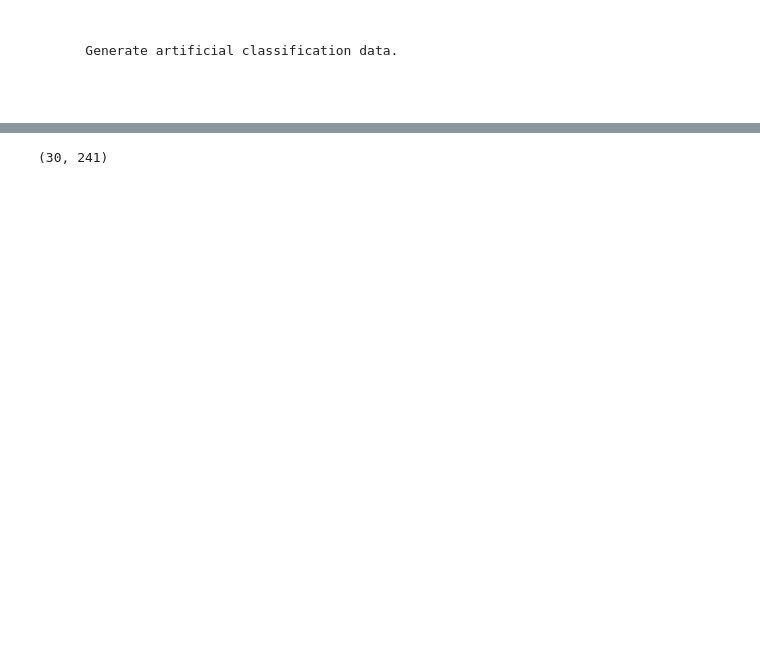
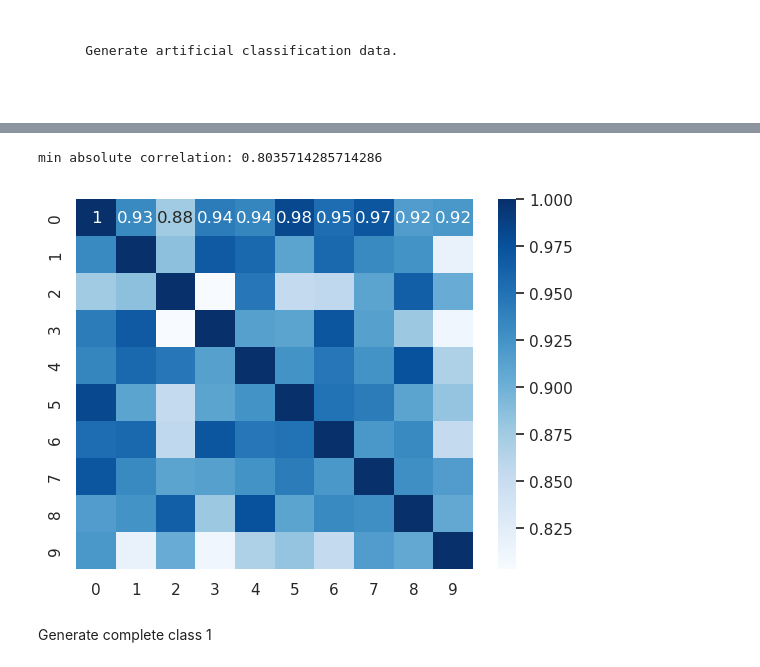
Before and after one commit to sigrun-may/artificial-data-generator, a Jupyter notebook: artificial_data_generator/artificial_data_generator.ipynb, the cells around one changed output, grey strips where cells are left out. Drawn from its saved outputs; the diff is of its cells as text; code cells hidden in the pictures; blank space fills up the shorter version.

```diff
--- a/artificial_data_generator/artificial_data_generator.ipynb
+++ b/artificial_data_generator/artificial_data_generator.ipynb
@@ -98,6 +38,11 @@ generation of correlated cluster finished
 # %%
-number_of_features_cluster_2 = 10
-cluster2 = generate_correlated_cluster(number_of_features=number_of_features_cluster_2, number_of_samples=number_of_samples_per_class, lower_bound=0.9, upper_bound=1.0)
+number_of_features_correlated_cluster2 = 10
+correlated_cluster_2 = artificial_data_generator_tools.generate_correlated_cluster(
+    number_of_features=number_of_features_correlated_cluster2,
+    number_of_samples=number_of_samples_per_class,
+    upper_bound=1,
+    lower_bound=0.9,
+)
 # %% [output]
 generation of correlation matrix ...
 Maximum iteration reached.
@@ -225,18 +55,7 @@ assert artificial_data_np.shape[1] == number_of_relevant_features + number_of_ps
-# %%
-# generate pandas dataframe
-
-# generate label as first entry
-column_names = ["label"]
-
-# generate feature names
-for i in range(number_of_relevant_features):
-  column_names.append(f"bm{i}")
-for i in range(number_of_pseudo_class_features):
-  column_names.append(f"pseudo{i}")
-for i in range(number_of_random_features):
-  column_names.append(f"random{i}")
-
-data_df = pd.DataFrame(data=artificial_data_np, columns=column_names)
-print(data_df.shape)
-# %% [output]
-(30, 241)
+# %%
+artificial_data_generator_tools.plot_correlated_cluster(correlated_cluster_2)
+# %% [output]
+min absolute correlation: 0.8035714285714286
+[figure, added]
+# %% [markdown]
+Generate complete class 1
```
Also changed, not shown: parts of 28 cells of this notebook, 1 other file.
